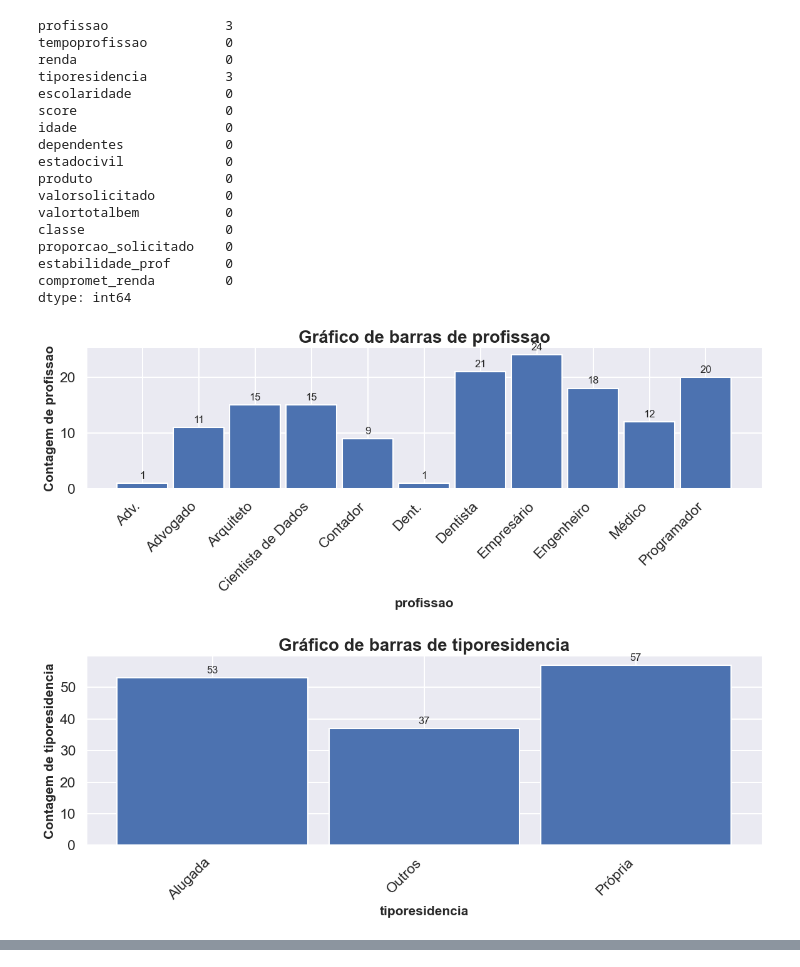
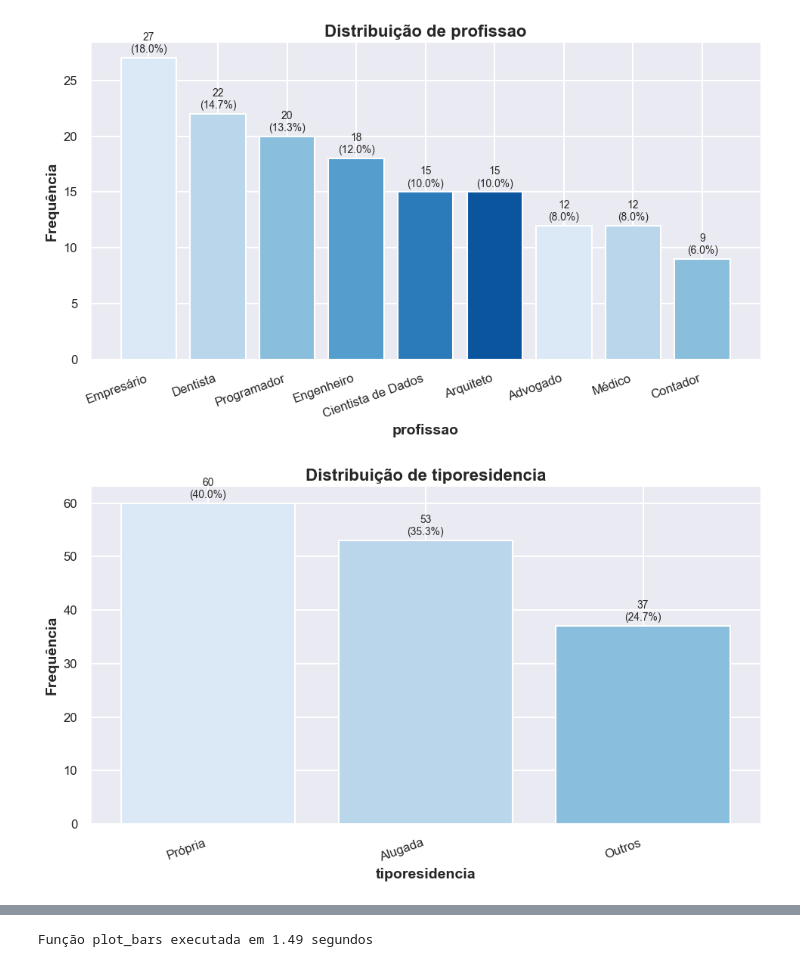
Before and after one commit to Ronizorzan/Ronizorzan, a Jupyter notebook: exploratoria.ipynb, the cells around one changed output, grey strips where cells are left out. Saved outputs shown, nothing was run; the diff lists cells and outputs as text; code cells hidden in the pictures.

```diff
--- a/exploratoria.ipynb
+++ b/exploratoria.ipynb
@@ -47,0 +112,4 @@ dtype: object
+# %%
+#Uso da função para correção de erros de digitação
+df = corrigir_erros_digitacao(df, "profissao", profissoes_validas)
+df.groupby(by="profissao").size()
@@ -47,0 +157,5 @@ dtype: object
+# %%
+#Função para tratamento de outliers
+df = tratar_outliers(df, "idade", 17, 110)
+df = tratar_outliers(df, "tempoprofissao", 0, 70)
+df.head(5)
@@ -48,8 +171,5 @@ dtype: object
 # %%
-df["proporcao_solicitado"] = df["valortotalbem"] / df["valorsolicitado"]
-df["estabilidade_prof"] = df["tempoprofissao"] / df["idade"]
-df["compromet_renda"] = df["renda"] / df["valorsolicitado"]
+#Criação de novos atributos
+df["proporcao_solicitado"] = df["valorsolicitado"] / df["valortotalbem"]
 df["proporcao_solicitado"] = df["proporcao_solicitado"].astype(float)
-df["estabilidade_prof"] = df["estabilidade_prof"].astype(float)
-df["compromet_renda"] = df["compromet_renda"].astype(float)
 # %%
@@ -58,48 +179,6 @@ colunas_numericas = ['tempoprofissao', 'renda', 'idade', 'dependentes', 'valorso
-# %%
-df.isnull().sum()
-# %% [output]
-profissao               3
-tempoprofissao          0
-renda                   0
-tiporesidencia          3
-escolaridade            0
-score                   0
-idade                   0
-dependentes             0
-estadocivil             0
-produto                 0
-valorsolicitado         0
-valortotalbem           0
-classe                  0
-proporcao_solicitado    0
-estabilidade_prof       0
-compromet_renda         0
-dtype: int64
-# %%
-def plot_bars(df, colunas_categorias):
-    for colunas in df[colunas_categoricas]:
-        fig, ax = plt.subplots()
-        agrupado = df.groupby(colunas).size()
-        bars = plt.bar(agrupado.index, agrupado.values.flatten(), width=0.9)
-        sns.set_theme("talk")
-
-        for bar in bars:
-            height = bar.get_height()
-            ax.annotate("{}".format(height),
-                        xy=(bar.get_x() + bar.get_width() /2, height),
-                        textcoords="offset points", xytext=(0,3), fontsize=12,
-                       va="bottom", ha="center")
-
-
-        sns.despine(top=True, right=True, left=False)
-        plt.xticks(rotation=45, ha="right")
-        plt.xlabel(colunas, fontsize=15, fontweight="bold")
-        plt.ylabel(f'Contagem de {colunas}', fontsize=15, fontweight="bold")
-        plt.title(f"Gráfico de barras de {colunas}", fontsize=20, fontweight="bold")
-        plt.tight_layout()
-        plt.show()
 # %%
-plot_bars(df, colunas_categoricas)
+#Gráficos de Barras
+plot_bars(df, colunas_categoricas, "Blues")
 # %% [output]
-[figure, old version]
+[figure, new version]
-[figure, old version]
+[figure, new version]
@@ -109,0 +189 @@ plot_bars(df, colunas_categoricas)
+Função plot_bars executada em 1.49 segundos
```
Also changed, not shown: parts of 24 cells of this notebook, 5 other files.
